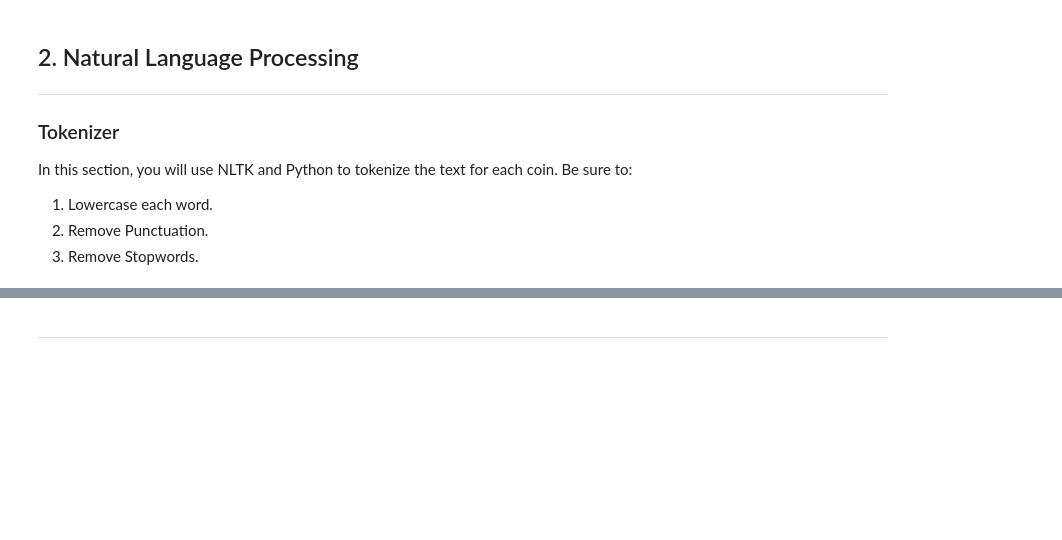
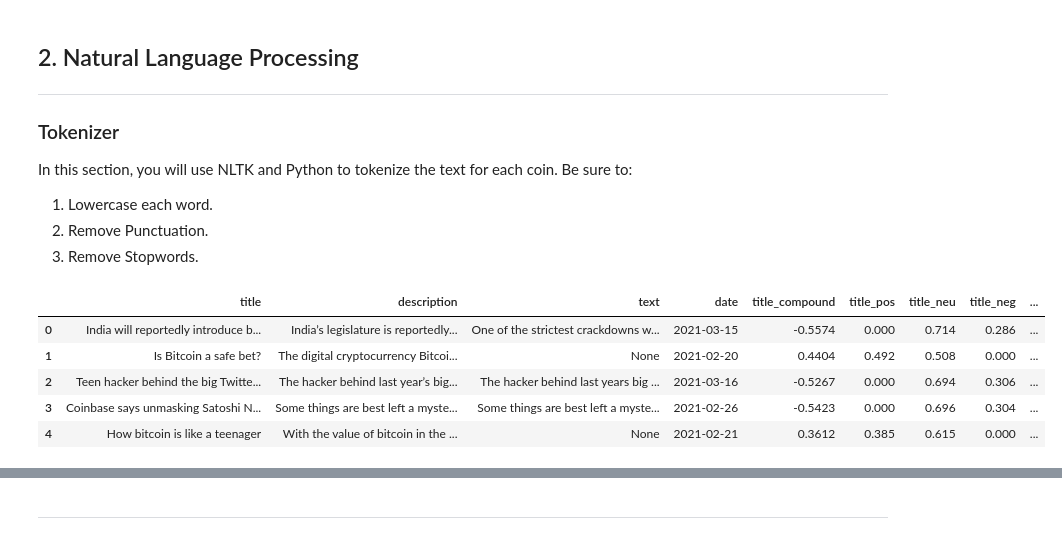
Before and after one commit to vweinblatt123/HW12-NLP, a Jupyter notebook: crypto_sentiment.ipynb, the cells around one changed output, grey strips where cells are left out. Drawn from its saved outputs; the diff is of its cells as text; code cells hidden in the pictures; blank space fills up the shorter version.

```diff
--- a/crypto_sentiment.ipynb
+++ b/crypto_sentiment.ipynb
@@ -240,6 +240,14 @@ def build_tokens(df):
 # %%
 # Create a new tokens column for Bitcoin
 bitcoin_token_df = build_tokens(bitcoin_sent)
+bitcoin_token_df.head()
+# %% [output]
+|  | title | description | text | date | title_compound | title_pos | title_neu | title_neg | ... |
+| 0 | India will reportedly introduce b... | India’s legislature is reportedly... | One of the strictest crackdowns w... | 2021-03-15 | -0.5574 | 0.000 | 0.714 | 0.286 | ... |
+| 1 | Is Bitcoin a safe bet? | The digital cryptocurrency Bitcoi... | None | 2021-02-20 | 0.4404 | 0.492 | 0.508 | 0.000 | ... |
+| 2 | Teen hacker behind the big Twitte... | The hacker behind last year’s big... | The hacker behind last years big ... | 2021-03-16 | -0.5267 | 0.000 | 0.694 | 0.306 | ... |
+| 3 | Coinbase says unmasking Satoshi N... | Some things are best left a myste... | Some things are best left a myste... | 2021-02-26 | -0.5423 | 0.000 | 0.696 | 0.304 | ... |
+| 4 | How bitcoin is like a teenager | With the value of bitcoin in the ... | None | 2021-02-21 | 0.3612 | 0.385 | 0.615 | 0.000 | ... |
 # %%
 # Create a new tokens column for Ethereum
 ethereum_token_df = build_tokens(ethereum_sent)
```
Also changed, not shown: parts of 14 cells of this notebook.
